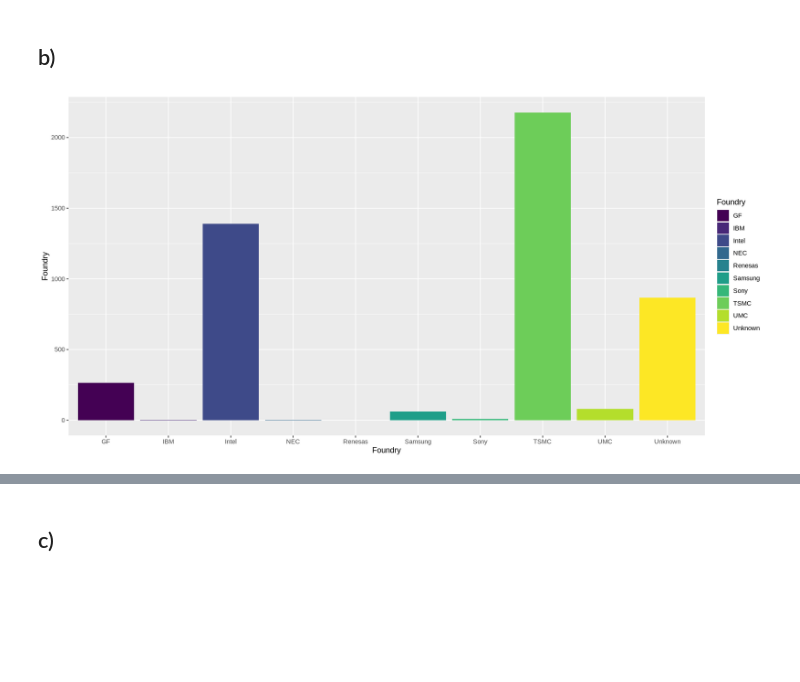
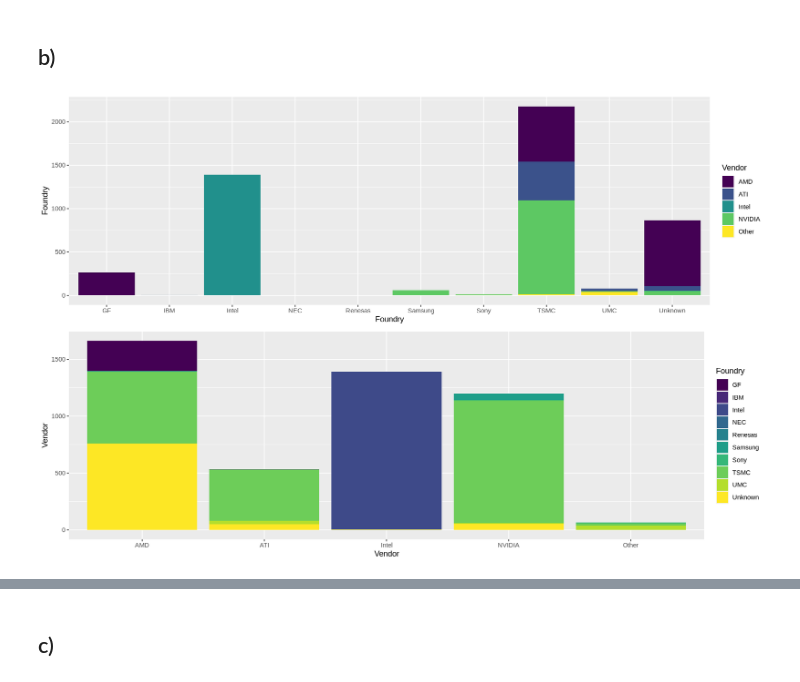
Before and after one commit to TheMathAI/MATH208_PROJECT, a Jupyter notebook: MATH_208_Project.ipynb, the cells around one changed output, grey strips where cells are left out. Drawn from its saved outputs; the diff is of its cells as text; code cells hidden in the pictures; blank space fills up the shorter version.

Commit message:
Q1 b) with graph

```diff
--- a/MATH_208_Project.ipynb
+++ b/MATH_208_Project.ipynb
@@ -224,7 +225,27 @@ A tibble: 8 × 3
 cpu_gpu_data_no_NA_b <- cpu_gpu_data[complete.cases(cpu_gpu_data[ , 10:11]),]
-# %%
-ggplot(cpu_gpu_data_no_NA_b,aes(x=Foundry,fill=Foundry)) +
- geom_bar() + scale_fill_viridis_d() +
- ylab("Foundry")
-# %% [output]
-[figure, removed]
+# %%
+# where CPU and GPU come from by vendors and foundries
+foundry <- ggplot(cpu_gpu_data_no_NA_b,aes(x=Foundry,fill=Vendor)) +
+ geom_bar() + scale_fill_viridis_d() +
+ ylab("Foundry")
+
+vendor <- ggplot(cpu_gpu_data_no_NA_b,aes(x=Vendor,fill=Foundry)) +
+ geom_bar() + scale_fill_viridis_d() +
+ ylab("Vendor")
+
+# where CPU and GPU come from by vendors and foundries
+foundry_type <- ggplot(cpu_gpu_data_no_NA_b,aes(x=Foundry,fill=Type)) +
+ geom_bar() + scale_fill_viridis_d() +
+ ylab("Foundry")
+
+vendor_type <- ggplot(cpu_gpu_data_no_NA_b,aes(x=Vendor,fill=Type)) +
+ geom_bar() + scale_fill_viridis_d() +
+ ylab("Vendor")
+
+# changing size of figure print
+options(repr.plot.width=14, repr.plot.height=9)
+# %%
+# 2 plots in same figure
+ggarrange(foundry,vendor, nrow = 2)
+# %% [output]
+[figure, added]
```
Also changed, not shown: parts of 2 cells of this notebook.
